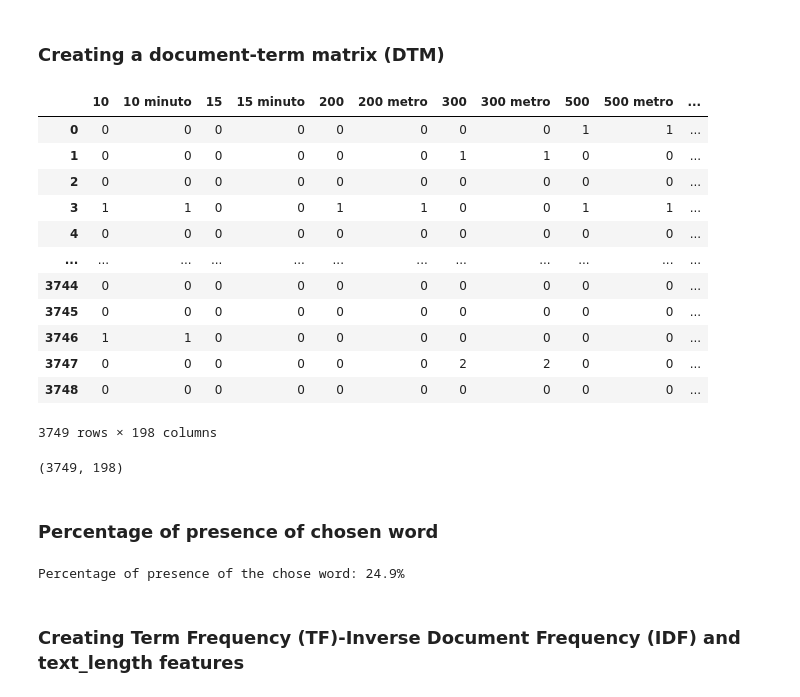
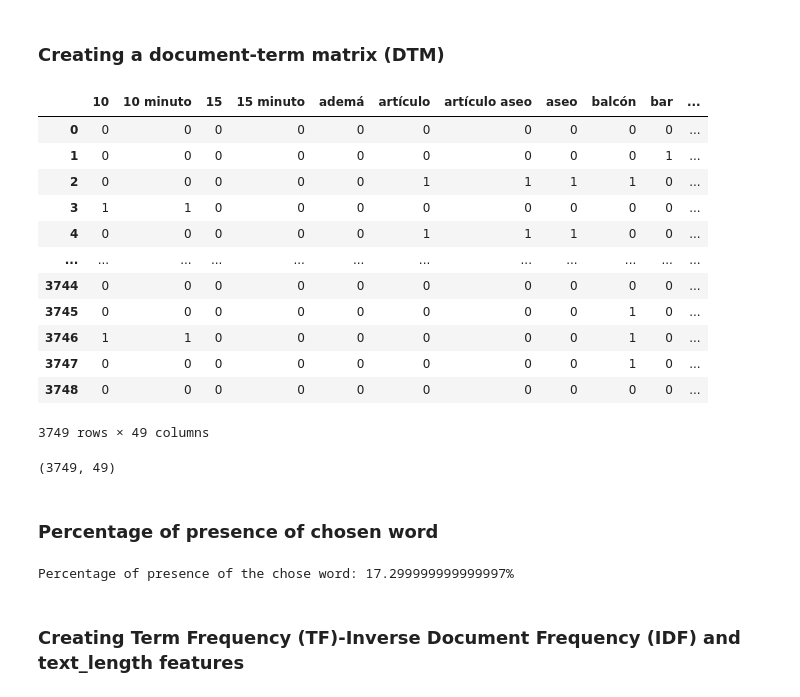
Before and after one commit to mtbrr26/Webscrapping_Booking.Com, a Jupyter notebook: regression_and_nlp_nb.ipynb, the cells around one changed output. Cells and saved outputs as stored; diff of their text form; code cells hidden in the pictures.

```diff
--- a/regression_and_nlp_nb.ipynb
+++ b/regression_and_nlp_nb.ipynb
@@ -288,36 +288,36 @@ Name: processed_text, Length: 3749, dtype: object
 # %%
 # Create document term matrix using CountVectorizer
 
 pd.set_option('display.max_columns', None)
-vectorizer = CountVectorizer(ngram_range = (1,2), min_df=0.10, max_df=0.30)
+vectorizer = CountVectorizer(ngram_range = (1,2), min_df=0.20, max_df=0.30)
 X = vectorizer.fit_transform(df['processed_text'])
 
 # Convert DTM to DataFrame
 dtm_df = pd.DataFrame(X.toarray(), columns=vectorizer.get_feature_names_out())
 display(dtm_df)
 dtm_df.shape
 # %% [output]
-|  | 10 | 10 minuto | 15 | 15 minuto | 200 | 200 metro | 300 | 300 metro | 500 | 500 metro | ... |
-| 0 | 0 | 0 | 0 | 0 | 0 | 0 | 0 | 0 | 1 | 1 | ... |
-| 1 | 0 | 0 | 0 | 0 | 0 | 0 | 1 | 1 | 0 | 0 | ... |
-| 2 | 0 | 0 | 0 | 0 | 0 | 0 | 0 | 0 | 0 | 0 | ... |
-| 3 | 1 | 1 | 0 | 0 | 1 | 1 | 0 | 0 | 1 | 1 | ... |
-| 4 | 0 | 0 | 0 | 0 | 0 | 0 | 0 | 0 | 0 | 0 | ... |
+|  | 10 | 10 minuto | 15 | 15 minuto | ademá | artículo | artículo aseo | aseo | balcón | bar | ... |
+| 0 | 0 | 0 | 0 | 0 | 0 | 0 | 0 | 0 | 0 | 0 | ... |
+| 1 | 0 | 0 | 0 | 0 | 0 | 0 | 0 | 0 | 0 | 1 | ... |
+| 2 | 0 | 0 | 0 | 0 | 0 | 1 | 1 | 1 | 1 | 0 | ... |
+| 3 | 1 | 1 | 0 | 0 | 0 | 0 | 0 | 0 | 0 | 0 | ... |
+| 4 | 0 | 0 | 0 | 0 | 0 | 1 | 1 | 1 | 0 | 0 | ... |
 | ... | ... | ... | ... | ... | ... | ... | ... | ... | ... | ... | ... |
 | 3744 | 0 | 0 | 0 | 0 | 0 | 0 | 0 | 0 | 0 | 0 | ... |
-| 3745 | 0 | 0 | 0 | 0 | 0 | 0 | 0 | 0 | 0 | 0 | ... |
-| 3746 | 1 | 1 | 0 | 0 | 0 | 0 | 0 | 0 | 0 | 0 | ... |
-| 3747 | 0 | 0 | 0 | 0 | 0 | 0 | 2 | 2 | 0 | 0 | ... |
+| 3745 | 0 | 0 | 0 | 0 | 0 | 0 | 0 | 0 | 1 | 0 | ... |
+| 3746 | 1 | 1 | 0 | 0 | 0 | 0 | 0 | 0 | 1 | 0 | ... |
+| 3747 | 0 | 0 | 0 | 0 | 0 | 0 | 0 | 0 | 1 | 0 | ... |
 | 3748 | 0 | 0 | 0 | 0 | 0 | 0 | 0 | 0 | 0 | 0 | ... |
-3749 rows × 198 columns
+3749 rows × 49 columns
-(3749, 198)
+(3749, 49)
 # %% [markdown]
 ### Percentage of presence of chosen word
 # %%
-chosen_word = 'plaza españa'
+chosen_word = 'aeropuerto adolfo'
 print(f"Percentage of presence of the chose word: {round((dtm_df[chosen_word].sum()/dtm_df.shape[0]),3)*100}%")
 # %% [output]
-Percentage of presence of the chose word: 24.9%
+Percentage of presence of the chose word: 17.299999999999997%
 # %% [markdown]
 ### Creating Term Frequency (TF)-Inverse Document Frequency (IDF) and text_length features
 # %%
```
Also changed, not shown: parts of 8 cells of this notebook, 1 other file.
